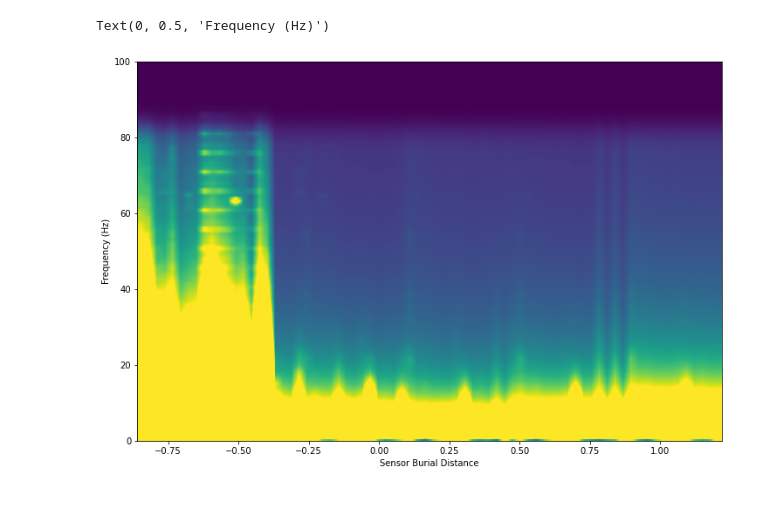
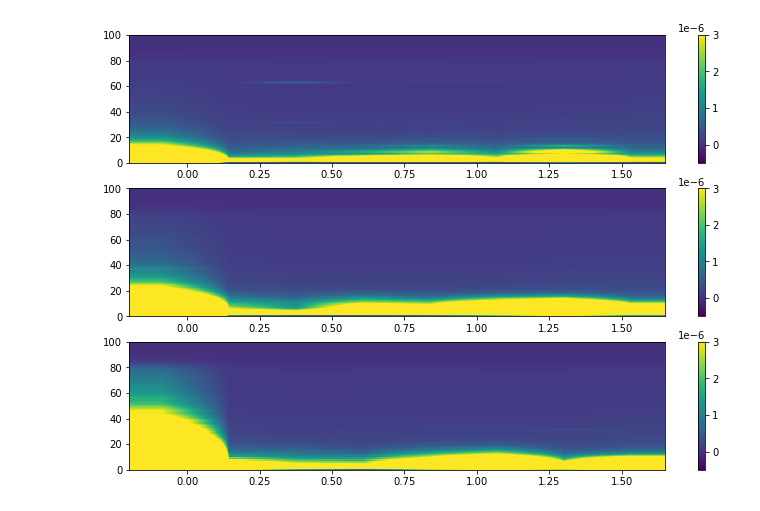
Before and after one commit to ZachHoppinen/infrasound-snow-attenuation, a Jupyter notebook: src/wind_analysis/wind_vis.ipynb, the cells around one changed output. Saved outputs shown, nothing was run; the diff lists cells and outputs as text; code cells hidden in the pictures.

```diff
--- a/src/wind_analysis/wind_vis.ipynb
+++ b/src/wind_analysis/wind_vis.ipynb
@@ -30,10 +50,44 @@ plot = powers.drop(['cor','wind'], axis= 1).groupby('sd_delta').mean()
-# %%
-from matplotlib.colors import LogNorm
-f, ax = plt.subplots(figsize= (12,8))
-# cmap = norm=LogNorm(vmin=0.00000007, vmax=0.000001)
-plt.imshow(plot.T.iloc[::-1], vmax = 0.0000005, extent = (plot.index[0], plot.index[-1], plot.columns[0], plot.columns[-1]), aspect = 'auto', interpolation = 'bilinear')
-plt.xlabel('Sensor Burial Distance')
-plt.ylabel('Frequency (Hz)')
-# %% [output]
-Text(0, 0.5, 'Frequency (Hz)')
-[figure, removed]
+# %%
+levels = [[None,0],[0,0.2],[0.2,0.4],[0.4,0.6],[0.6,0.8],[0.8,1],[1,1.2],[1.2,None]]
+plot = pd.DataFrame()
+for low, high in levels:
+    d = {}
+    if low == None:
+        sub = powers.loc[powers.sd_delta < high]
+        low = -0.2
+    elif high == None:
+        sub = powers.loc[powers.sd_delta > low]
+    else:
+        sub = powers.loc[(powers.sd_delta > low) & (powers.sd_delta < high)]
+    sub = sub.drop(['sd_delta', 'cor', 'wind'], axis = 1).dropna().mean()
+    sub.index = np.round(sub.index.astype(float),2)
+    d[low] = sub
+    plot = pd.concat([plot, pd.DataFrame.from_dict(d)], axis = 1)
+# %%
+from re import A
+
+
+f, axes = plt.subplots(3, figsize= (12,8))
+levels = [[None,0],[0,0.2],[0.2,0.4],[0.4,0.6],[0.6,0.8],[0.8,1],[1,1.2],[1.2,None]]
+
+for i, (low, high) in enumerate([[0,3],[3,5],[5,10]]):
+    ax = axes[i]
+    power_sub = powers.loc[(powers.wind < high) & (powers.wind > low)]
+    plot = pd.DataFrame()
+    for low, high in levels:
+        d = {}
+        if low == None:
+            sub = power_sub.loc[power_sub.sd_delta < high]
+            low = -0.2
+        elif high == None:
+            sub = power_sub.loc[power_sub.sd_delta > low]
+        else:
+            sub = power_sub.loc[(power_sub.sd_delta > low) & (power_sub.sd_delta < high)]
+        sub = sub.drop(['sd_delta', 'cor', 'wind'], axis = 1).dropna().mean()
+        sub.index = np.round(sub.index.astype(float),2)
+        d[low] = sub
+        plot = pd.concat([plot, pd.DataFrame.from_dict(d)], axis = 1)
+    im = ax.imshow(plot[::-1], aspect = 'auto',vmin=-0.0000005, vmax=0.000003, interpolation = 'bilinear',extent = (df_resampled.index[0], df_resampled.index[-1], df_resampled.columns[0], df_resampled.columns[-1]))
+    plt.colorbar(im, ax= ax)
+# %% [output]
+[figure, added]
```
Also changed, not shown: parts of 4 cells of this notebook, 5 other files.
